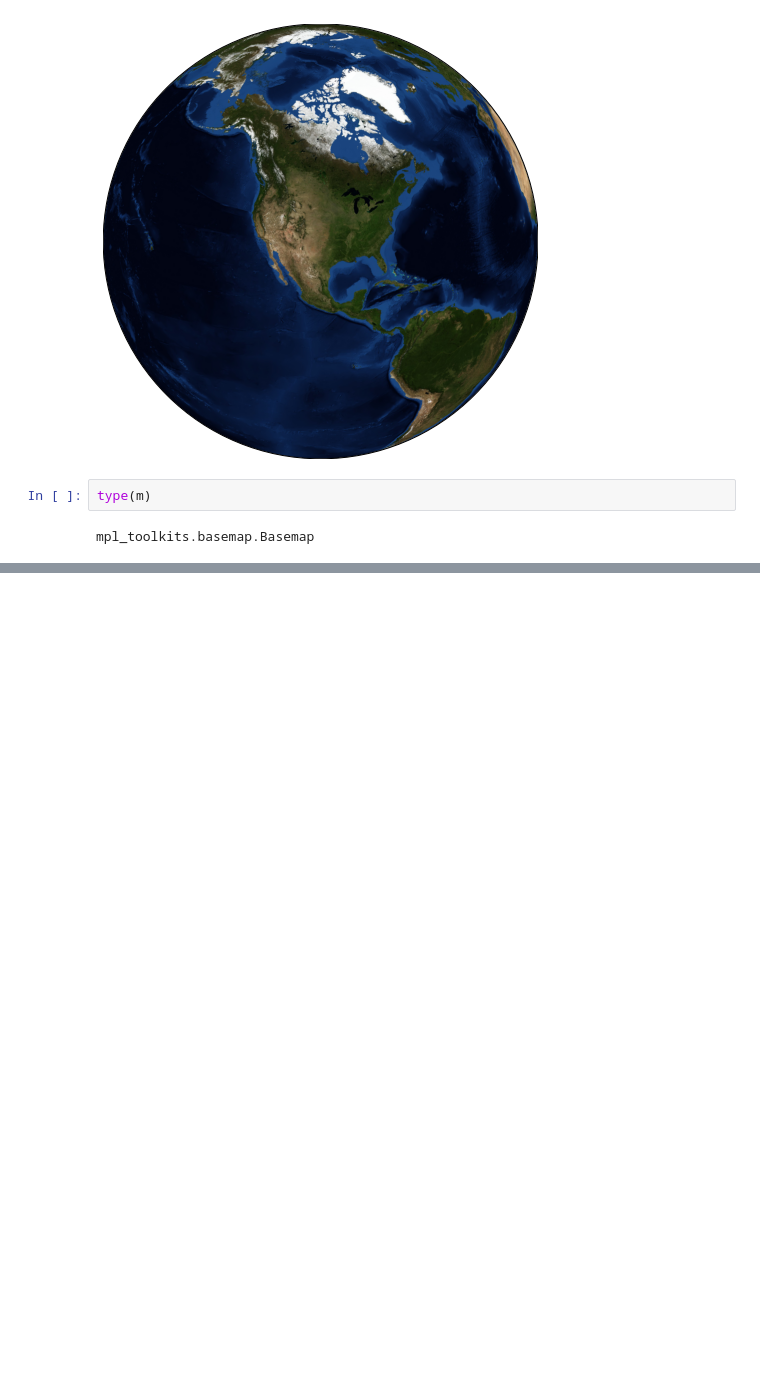
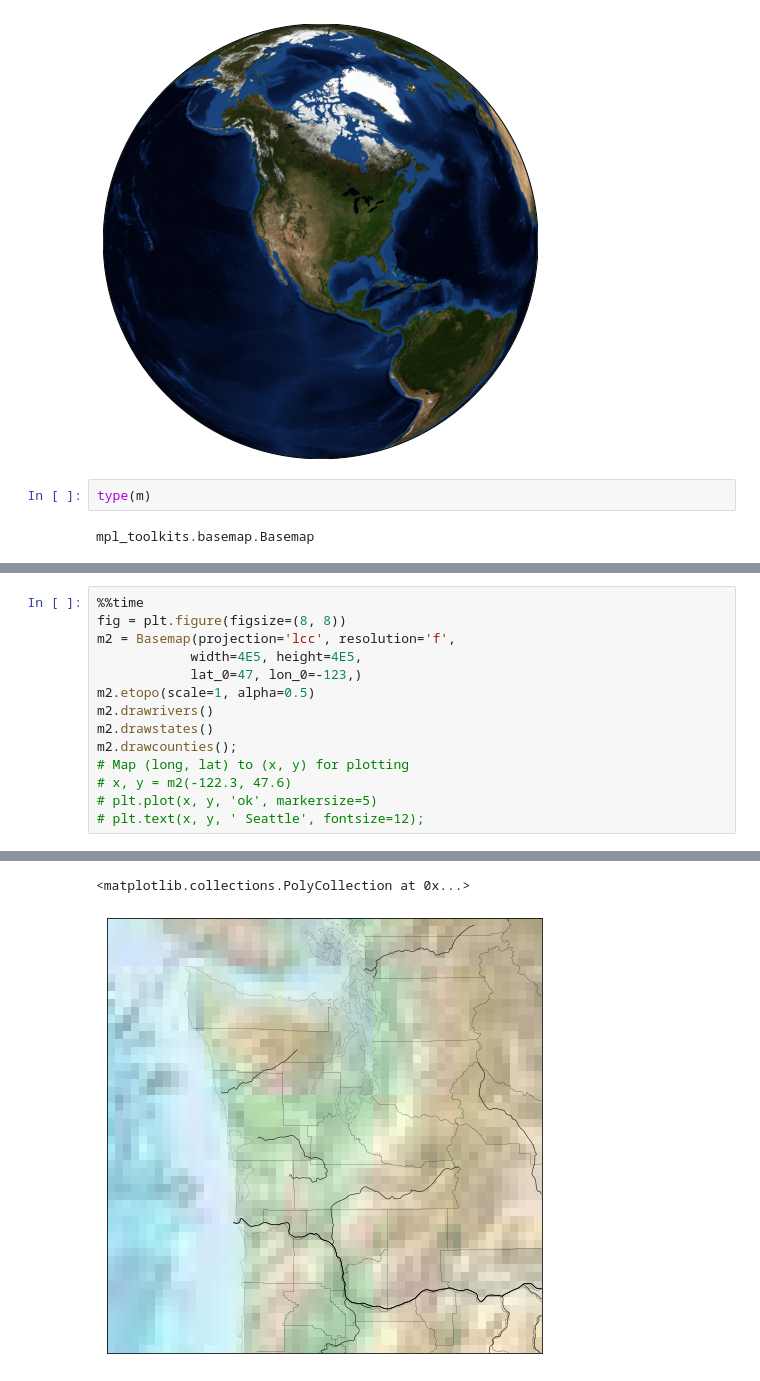
Before and after one commit to AtmaMani/atmamani.github.io, a Jupyter notebook: cheatsheets/matplotlib/matplotlib_geo/index.ipynb, the cells around one changed output, grey strips where cells are left out. Drawn from its saved outputs; the diff is of its cells as text; blank space fills up the shorter version.

```diff
--- a/cheatsheets/matplotlib/matplotlib_geo/index.ipynb
+++ b/cheatsheets/matplotlib/matplotlib_geo/index.ipynb
@@ -34,0 +87,15 @@ Clipping input data to the valid range for imshow with RGB data ([0..1] for floa
+# %%
+%%time
+fig = plt.figure(figsize=(8, 8))
+m2 = Basemap(projection='lcc', resolution='f',
+            width=4E5, height=4E5,
+            lat_0=47, lon_0=-123,)
+m2.etopo(scale=1, alpha=0.5)
+m2.drawrivers()
+m2.drawstates()
+m2.drawcounties();
+# Map (long, lat) to (x, y) for plotting
+# x, y = m2(-122.3, 47.6)
+# plt.plot(x, y, 'ok', markersize=5)
+# plt.text(x, y, ' Seattle', fontsize=12);
+# %% [output]
@@ -34,0 +104,2 @@ Clipping input data to the valid range for imshow with RGB data ([0..1] for floa
+<matplotlib.collections.PolyCollection at 0x...>
+[figure, added]
```
Also changed, not shown: parts of 17 cells of this notebook, 3 other files.
